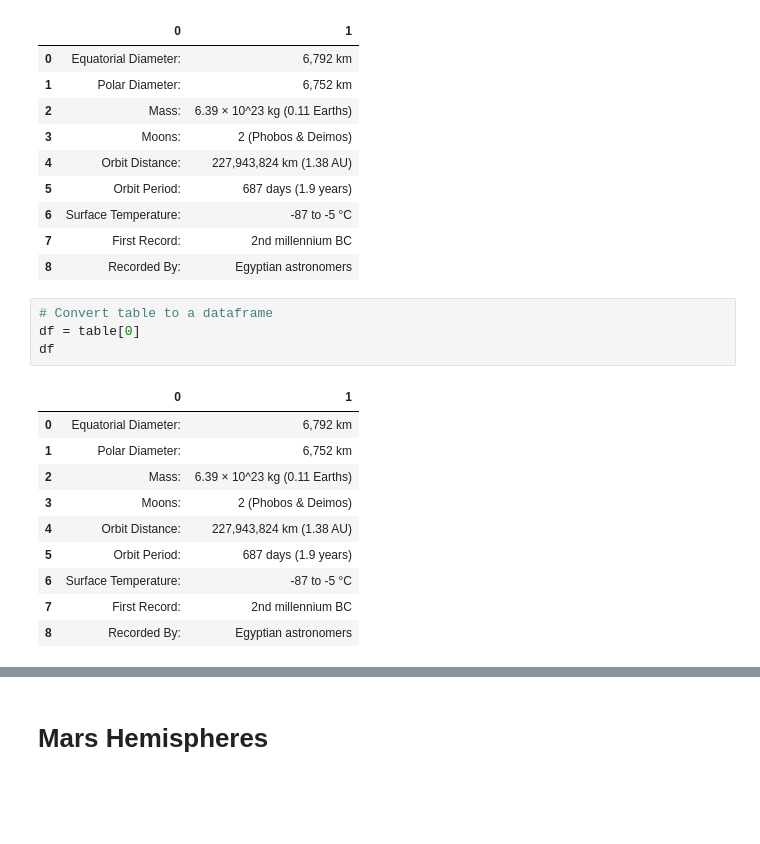
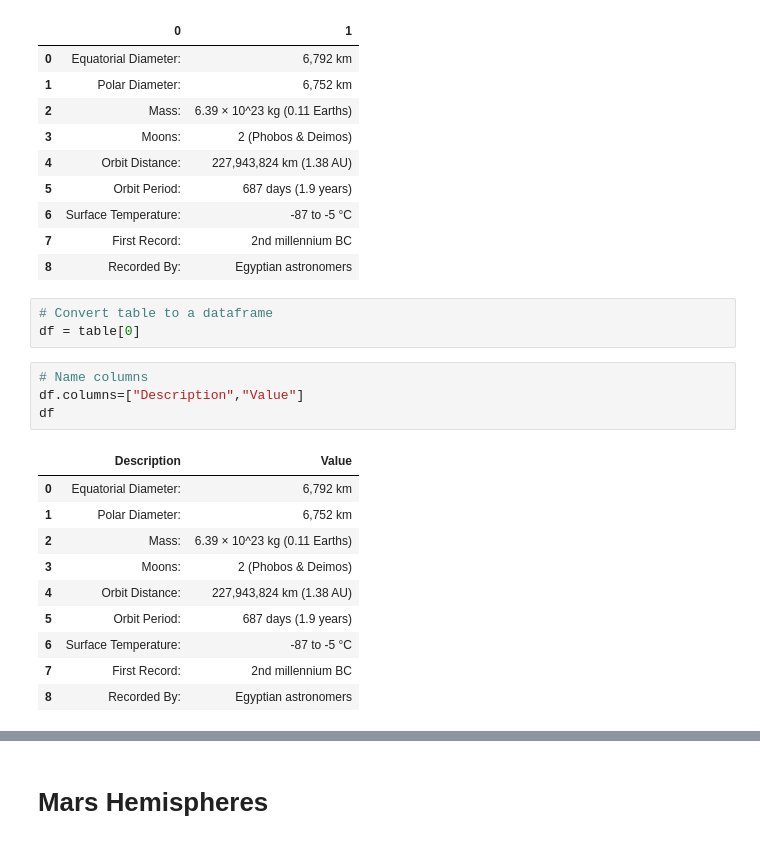
Before and after one commit to VL14/web-scraping-challenge, a Jupyter notebook: mission_to_mars/mission_to_mars.ipynb, the cells around one changed output, grey strips where cells are left out. Saved outputs shown, nothing was run; the diff lists cells and outputs as text; blank space fills up the shorter version.

```diff
--- a/mission_to_mars/mission_to_mars.ipynb
+++ b/mission_to_mars/mission_to_mars.ipynb
@@ -109,17 +109,20 @@ table[0]
 # %%
 # Convert table to a dataframe
 df = table[0]
-df
-# %% [output]
-|  | 0 | 1 |
-| 0 | Equatorial Diameter: | 6,792 km |
-| 1 | Polar Diameter: | 6,752 km |
-| 2 | Mass: | 6.39 × 10^23 kg (0.11 Earths) |
-| 3 | Moons: | 2 (Phobos & Deimos) |
-| 4 | Orbit Distance: | 227,943,824 km (1.38 AU) |
-| 5 | Orbit Period: | 687 days (1.9 years) |
-| 6 | Surface Temperature: | -87 to -5 °C |
-| 7 | First Record: | 2nd millennium BC |
-| 8 | Recorded By: | Egyptian astronomers |
+# %%
+# Name columns
+df.columns=["Description","Value"]
+df
+# %% [output]
+|  | Description | Value |
+| 0 | Equatorial Diameter: | 6,792 km |
+| 1 | Polar Diameter: | 6,752 km |
+| 2 | Mass: | 6.39 × 10^23 kg (0.11 Earths) |
+| 3 | Moons: | 2 (Phobos & Deimos) |
+| 4 | Orbit Distance: | 227,943,824 km (1.38 AU) |
+| 5 | Orbit Period: | 687 days (1.9 years) |
+| 6 | Surface Temperature: | -87 to -5 °C |
+| 7 | First Record: | 2nd millennium BC |
+| 8 | Recorded By: | Egyptian astronomers |
 # %%
 # Set first column to index
```
Also changed, not shown: parts of 4 cells of this notebook, 4 other files.
